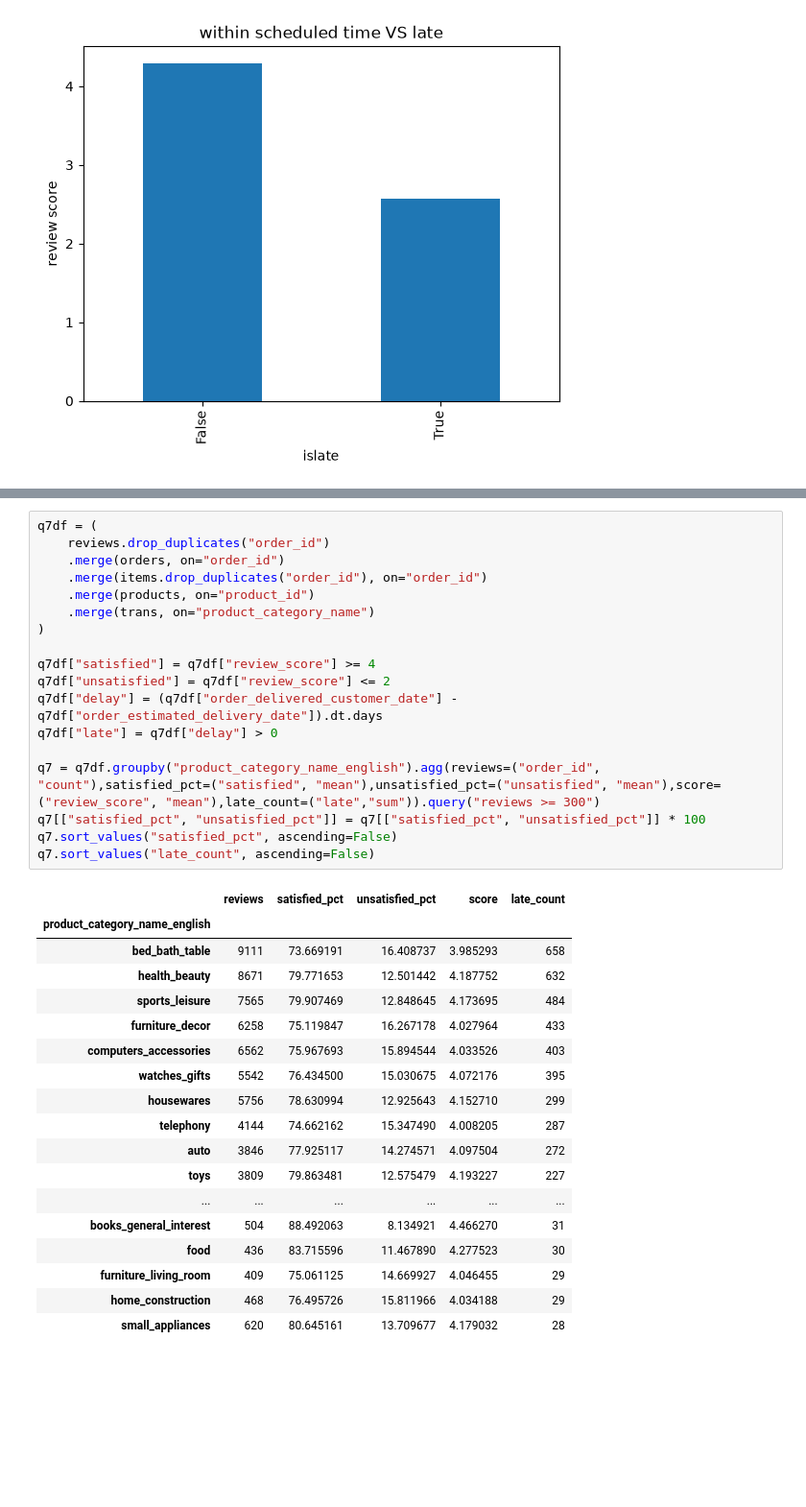
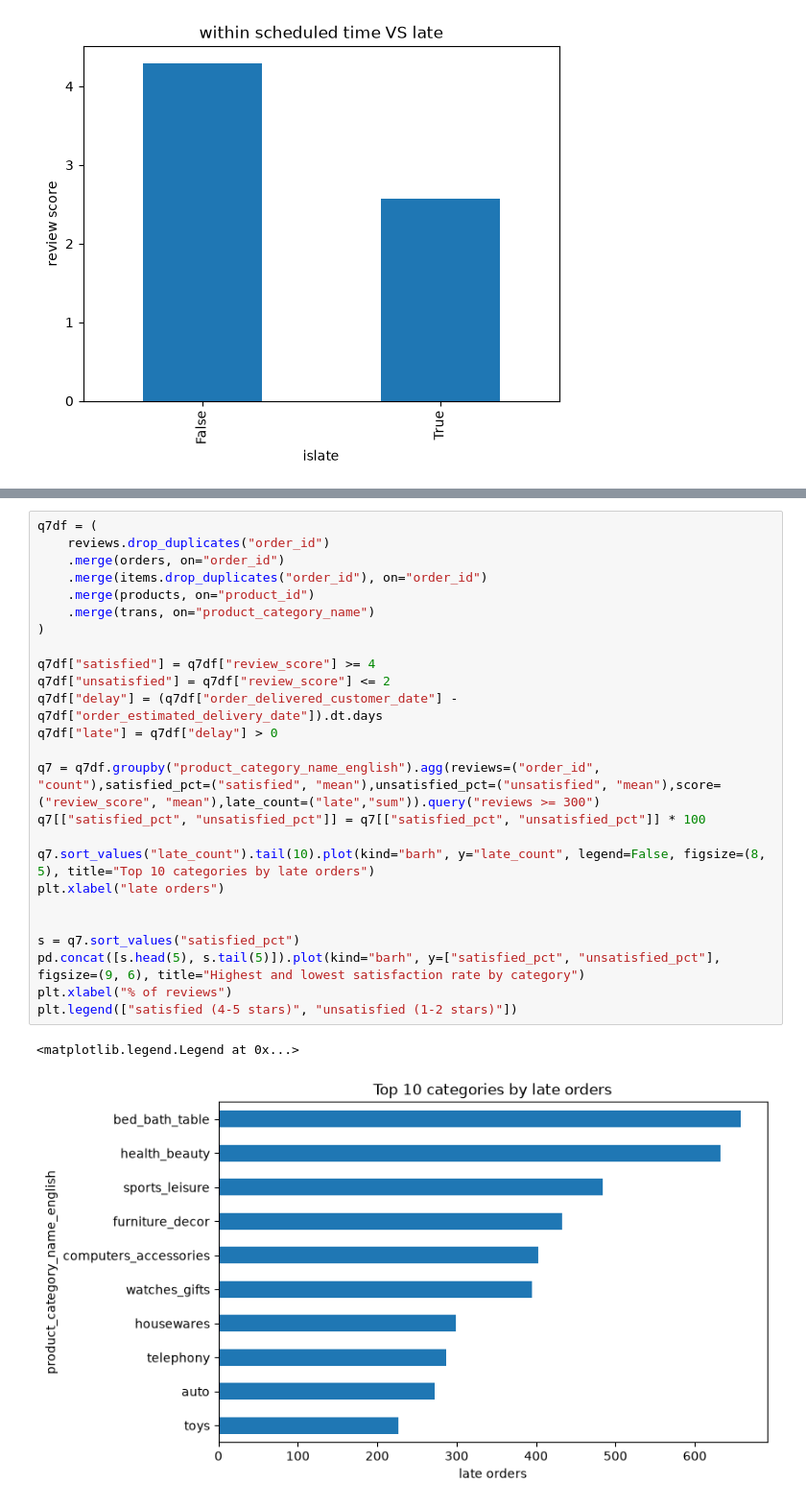
Before and after one commit to Sired1m/data_sprint_olist_G1, a Jupyter notebook: Untitled.ipynb, the cells around one changed output, grey strips where cells are left out. Shown at 96% size. Cells and saved outputs as stored; diff of their text form; blank space fills up the shorter version.

```diff
--- a/Untitled.ipynb
+++ b/Untitled.ipynb
@@ -700,37 +718,28 @@ UndefinedVariableError: name 'n_late' is not defined
 # %%
 q7df = (
     reviews.drop_duplicates("order_id")
     .merge(orders, on="order_id")
     .merge(items.drop_duplicates("order_id"), on="order_id")
     .merge(products, on="product_id")
     .merge(trans, on="product_category_name")
 )
 
 q7df["satisfied"] = q7df["review_score"] >= 4
 q7df["unsatisfied"] = q7df["review_score"] <= 2
 q7df["delay"] = (q7df["order_delivered_customer_date"] - q7df["order_estimated_delivery_date"]).dt.days
 q7df["late"] = q7df["delay"] > 0
 
 q7 = q7df.groupby("product_category_name_english").agg(reviews=("order_id", "count"),satisfied_pct=("satisfied", "mean"),unsatisfied_pct=("unsatisfied", "mean"),score=("review_score", "mean"),late_count=("late","sum")).query("reviews >= 300")
 q7[["satisfied_pct", "unsatisfied_pct"]] = q7[["satisfied_pct", "unsatisfied_pct"]] * 100
-q7.sort_values("satisfied_pct", ascending=False)
-q7.sort_values("late_count", ascending=False)
+
+q7.sort_values("late_count").tail(10).plot(kind="barh", y="late_count", legend=False, figsize=(8, 5), title="Top 10 categories by late orders")
+plt.xlabel("late orders")
+
+
+s = q7.sort_values("satisfied_pct")
+pd.concat([s.head(5), s.tail(5)]).plot(kind="barh", y=["satisfied_pct", "unsatisfied_pct"], figsize=(9, 6), title="Highest and lowest satisfaction rate by category")
+plt.xlabel("% of reviews")
+plt.legend(["satisfied (4-5 stars)", "unsatisfied (1-2 stars)"])
 # %% [output]
-|  | reviews | satisfied_pct | unsatisfied_pct | score | late_count |
-| product_category_name_english |  |  |  |  |  |
-| bed_bath_table | 9111 | 73.669191 | 16.408737 | 3.985293 | 658 |
-| health_beauty | 8671 | 79.771653 | 12.501442 | 4.187752 | 632 |
-| sports_leisure | 7565 | 79.907469 | 12.848645 | 4.173695 | 484 |
-| furniture_decor | 6258 | 75.119847 | 16.267178 | 4.027964 | 433 |
-| computers_accessories | 6562 | 75.967693 | 15.894544 | 4.033526 | 403 |
-| watches_gifts | 5542 | 76.434500 | 15.030675 | 4.072176 | 395 |
-| housewares | 5756 | 78.630994 | 12.925643 | 4.152710 | 299 |
-| telephony | 4144 | 74.662162 | 15.347490 | 4.008205 | 287 |
-| auto | 3846 | 77.925117 | 14.274571 | 4.097504 | 272 |
-| toys | 3809 | 79.863481 | 12.575479 | 4.193227 | 227 |
-| ... | ... | ... | ... | ... | ... |
-| books_general_interest | 504 | 88.492063 | 8.134921 | 4.466270 | 31 |
-| food | 436 | 83.715596 | 11.467890 | 4.277523 | 30 |
-| furniture_living_room | 409 | 75.061125 | 14.669927 | 4.046455 | 29 |
-| home_construction | 468 | 76.495726 | 15.811966 | 4.034188 | 29 |
-| small_appliances | 620 | 80.645161 | 13.709677 | 4.179032 | 28 |
+<matplotlib.legend.Legend at 0x...>
+[figure, added]
```
Also changed, not shown: parts of 5 cells of this notebook, 2 other files.
